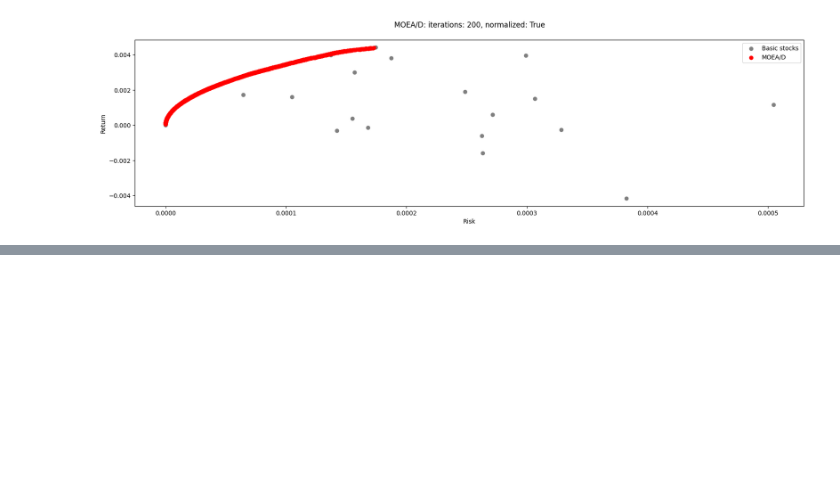
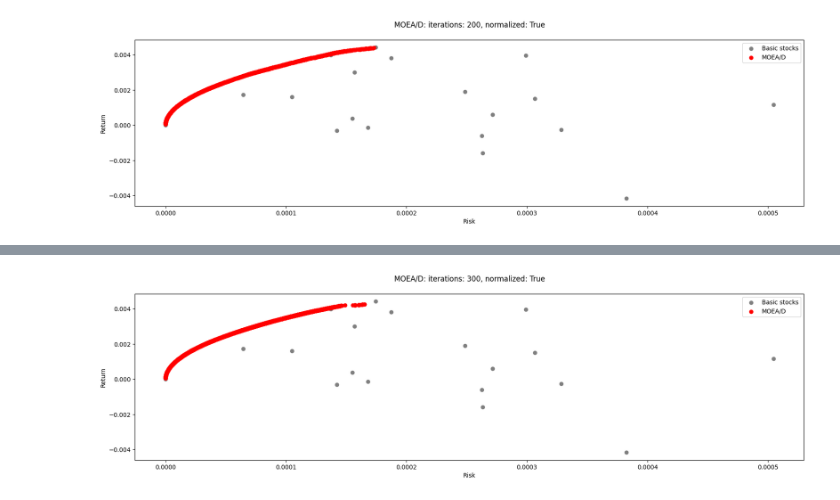
Before and after one commit to MaksWisniewski/PortfolioOpt, a Jupyter notebook: moead_wig20.ipynb, the cells around one changed output, grey strips where cells are left out. Cells and saved outputs as stored; diff of their text form; code cells hidden in the pictures; blank space fills up the shorter version.

```diff
--- a/moead.ipynb
+++ b/moead_wig20.ipynb
@@ -150,0 +165,12 @@ show_results(stock_risk=stock_returns_semi_var,
+# %%
+show_results(stock_risk=stock_returns_semi_var,
+             objective_function=portfolio_objective_function(risk_function=portfolio_risk_semi_var),
+             moead_kwargs={'number_of_iterations': 300,
+                           'weight_vectors': default_weight_vectors(100),
+                           'neighborhood_size': 33,
+                           'mutation_probability': 0.16,
+                           'normalize': True,
+                           'crossover_operator': moead_operators.differential_crossover,
+                           'mutation_operator': moead_operators.change_pair_mutation})
+# %% [output]
+[figure, added]
```
Also changed, not shown: parts of 3 cells of this notebook, 5 other files.
